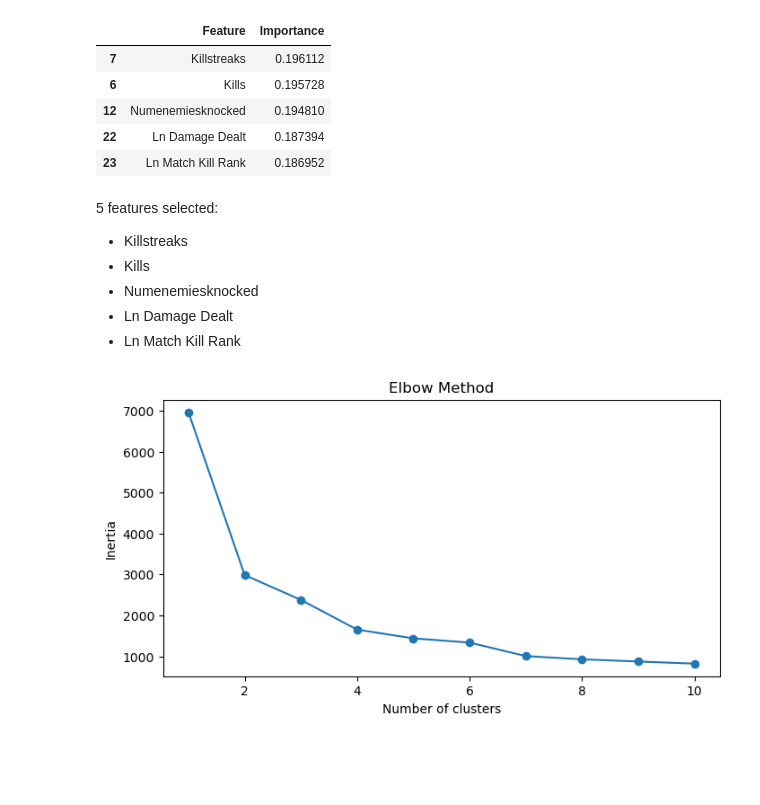
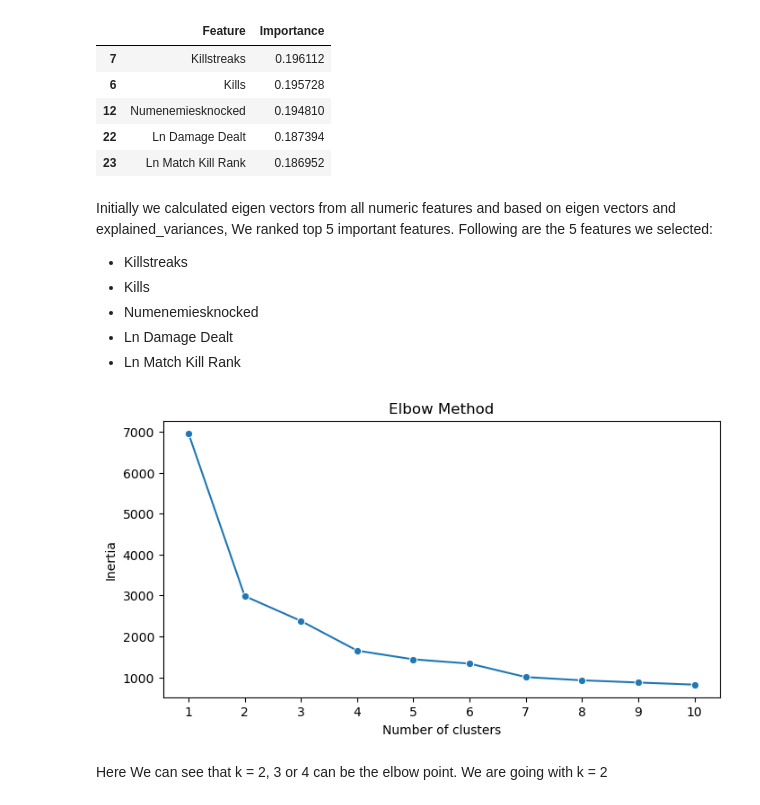
Before and after one commit to buddhathapa12/PrespectiveOnDataScience, a Jupyter notebook: ClusteringAnalysis/E923Q669_Clustering_lab01.ipynb, the cells around one changed output. Drawn from its saved outputs; the diff is of its cells as text; code cells hidden in the pictures; blank space fills up the shorter version.

```diff
--- a/ClusteringAnalysis/E923Q669_Clustering_lab01.ipynb
+++ b/ClusteringAnalysis/E923Q669_Clustering_lab01.ipynb
@@ -204,5 +196,8 @@ array([[ 0.        , -0.50545718,  0.        , ...,  1.7488109 ,
 # %%
-clean_numeric_df_scaled = pd.DataFrame(data= clean_numeric_array_scaled, columns= pubg_df_without_outliers.select_dtypes(include=[np.number]).columns)
+# Preparing new dataframe from scaled numpy array
+clean_numeric_df_scaled = pd.DataFrame(
+    data= clean_numeric_array_scaled,
+    columns= pubg_df_without_outliers.select_dtypes(include=[np.number]).columns)
 # %%
 clean_numeric_df_scaled.head()
 # %% [output]
@@ -237,7 +231,7 @@ feature_ranking.sort_values(by= "Importance", ascending= False).head(5)
 | 22 | Ln Damage Dealt | 0.187394 |
 | 23 | Ln Match Kill Rank | 0.186952 |
 # %% [markdown]
-5 features selected:
+Initially we calculated eigen vectors from all numeric features and based on eigen vectors and explained_variances, We ranked top 5 important features. Following are the 5 features we selected:
 - Killstreaks
 - Kills
 - Numenemiesknocked
@@ -251,21 +242,21 @@ from sklearn.datasets import make_blobs
 # %%
-# Determine the number of clusters (Elbow Method)
-
-# Assuming df_scaled is your scaled dataset
-inertia = []
+inertiaList = []
 for k in range(1, 11):  # Trying different numbers of clusters
-    kmeans = KMeans(n_clusters=k, random_state=42)
-    kmeans.fit(clustering_data)
-    inertia.append(kmeans.inertia_)  # Inertia: Sum of distances of samples to their closest cluster center
+    kmeans_clustering = KMeans(n_clusters=k, random_state=42)
+    kmeans_clustering.fit(clustering_data)
+    inertiaList.append(kmeans_clustering.inertia_)  # Inertia: Sum of distances of samples to their closest cluster center
 
 # Plotting the elbow graph to fdf_scaledind the optimal number of clusters
 plt.figure(figsize=(8, 4))
-plt.plot(range(1, 11), inertia, marker='o')
+sns.lineplot(x = np.array(range(1, 11)), y= inertiaList, marker= 'o')
+plt.xticks(np.array(range(1, 11)))
 plt.title('Elbow Method')
 plt.xlabel('Number of clusters')
 plt.ylabel('Inertia')
 plt.show()
 # %% [output]
-[figure, old version]
+[figure, new version]
+# %% [markdown]
+Here We can see that k = 2, 3 or 4 can be the elbow point. We are going with k = 2
 # %%
 # Assume optimal clusters from Elbow Method
```
Also changed, not shown: parts of 18 cells of this notebook.
